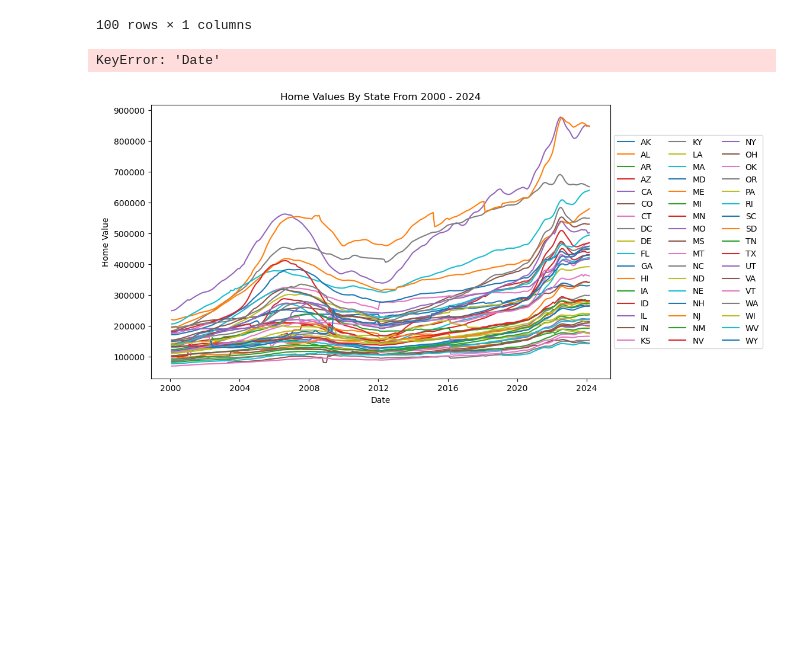
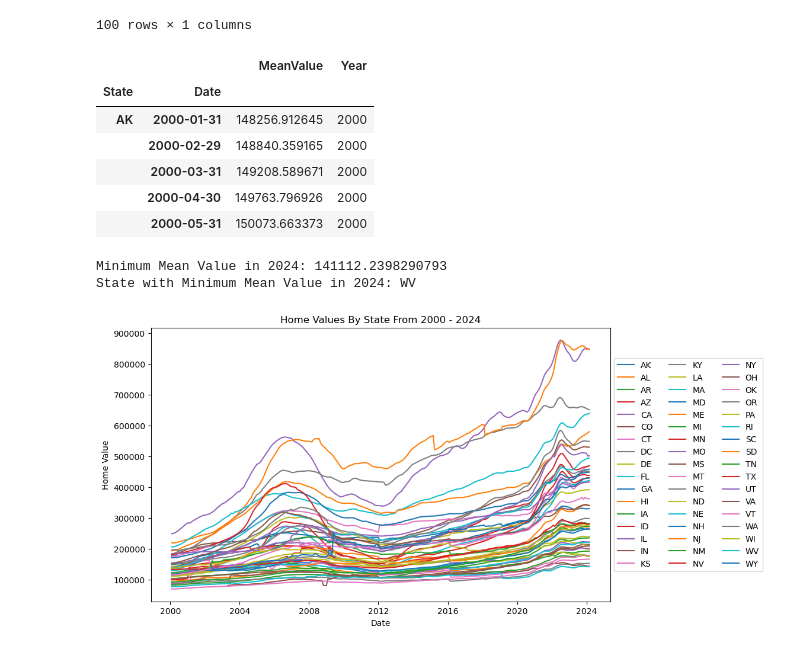
Before and after one commit to cdmoseley/Housing_Zillow, a Jupyter notebook: Housing_Zillow.ipynb, the cells around one changed output. Drawn from its saved outputs; the diff is of its cells as text; code cells hidden in the pictures; blank space fills up the shorter version.

```diff
--- a/Housing_Zillow.ipynb
+++ b/Housing_Zillow.ipynb
@@ -116,16 +116,29 @@ State_Group_df.head(100)
 |  | 2008-03-31 | 238299.844563 |
 |  | 2008-04-30 | 237778.569517 |
 100 rows × 1 columns
-# %%
-# Filter data for the year 2024
-data_2024 = State_Group_df[State_Group_df['Date'].dt.year == 2024]
-
-# Find the minimum MeanValue for the year 2024
-min_value_2024 = data_2024['MeanValue'].min()
-
-print("Minimum MeanValue for the year 2024:", min_value_2024)
-# %% [output]
-KeyError: 'Date'
+# %%
+State_Group_df['Year'] = pd.to_datetime(State_Group_df.index.get_level_values('Date')).year
+State_Group_df.head()
+# %% [output]
+|  |  | MeanValue | Year |
+| State | Date |  |  |
+| AK | 2000-01-31 | 148256.912645 | 2000 |
+|  | 2000-02-29 | 148840.359165 | 2000 |
+|  | 2000-03-31 | 149208.589671 | 2000 |
+|  | 2000-04-30 | 149763.796926 | 2000 |
+|  | 2000-05-31 | 150073.663373 | 2000 |
+# %%
+# Assuming 'State_Group_df' is your DataFrame
+year_2024_data = State_Group_df[State_Group_df['Year'] == 2024]
+min_mean_value_index = year_2024_data['MeanValue'].idxmin()
+min_mean_value = year_2024_data.loc[min_mean_value_index, 'MeanValue']
+min_state = min_mean_value_index[0]  # Extract the state from the multi-index
+
+print("Minimum Mean Value in 2024:", min_mean_value)
+print("State with Minimum Mean Value in 2024:", min_state)
+# %% [output]
+Minimum Mean Value in 2024: 141112.2398290793
+State with Minimum Mean Value in 2024: WV
 # %%
 plt.figure(figsize=(10, 6))  # Adjust figure size if needed
 
```
